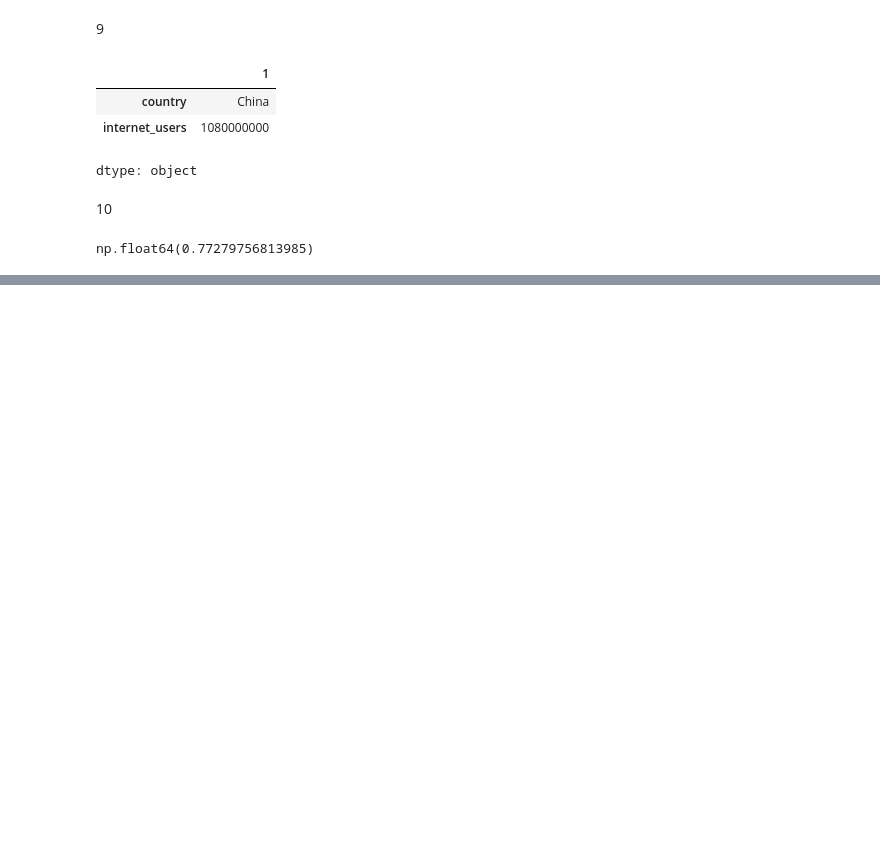
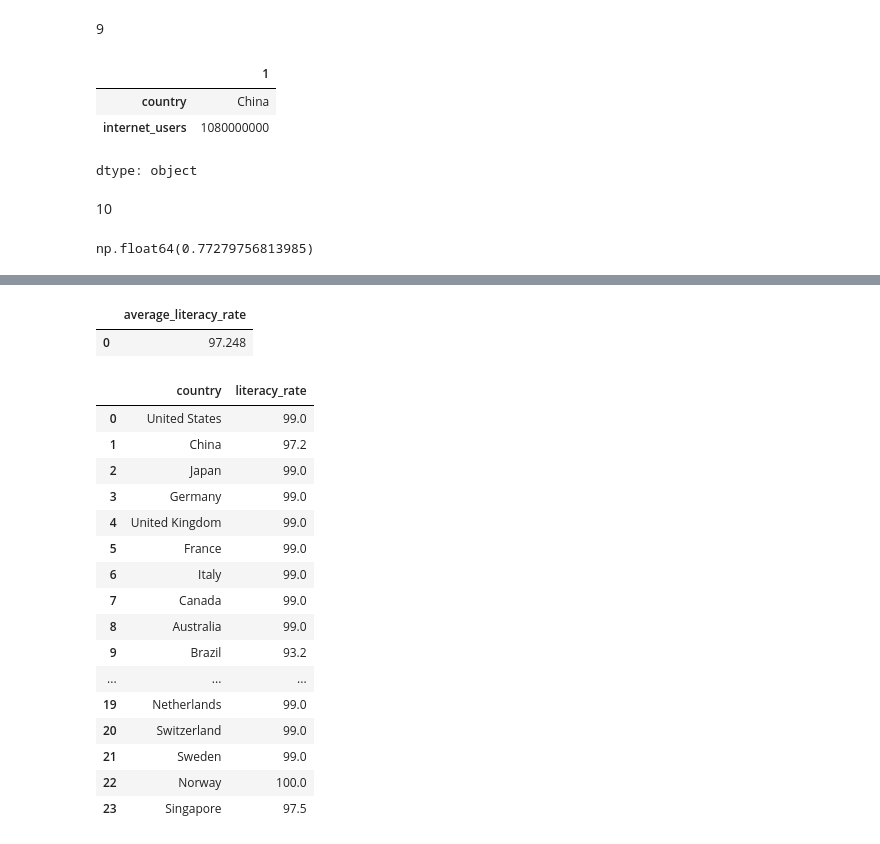
Before and after one commit to adharsh1904/CASESTUDY7, a Jupyter notebook: casestudy7.ipynb, the cells around one changed output, grey strips where cells are left out. Cells and saved outputs as stored; diff of their text form; code cells hidden in the pictures; blank space fills up the shorter version.

```diff
--- a/casestudy7.ipynb
+++ b/casestudy7.ipynb
@@ -371,0 +393,40 @@ np.float64(0.77279756813985)
+# %%
+#12
+import pandas as pd
+
+query = """
+SELECT AVG(literacy_rate) AS average_literacy_rate
+FROM country_statistics;
+"""
+pd.read_sql(query, conn)
+# %% [output]
+|  | average_literacy_rate |
+| 0 | 97.248 |
+# %%
+#13
+import pandas as pd
+
+query = """
+SELECT country, literacy_rate
+FROM country_statistics
+WHERE literacy_rate > 90;
+"""
+pd.read_sql(query, conn)
+# %% [output]
+|  | country | literacy_rate |
+| 0 | United States | 99.0 |
+| 1 | China | 97.2 |
+| 2 | Japan | 99.0 |
+| 3 | Germany | 99.0 |
+| 4 | United Kingdom | 99.0 |
+| 5 | France | 99.0 |
+| 6 | Italy | 99.0 |
+| 7 | Canada | 99.0 |
+| 8 | Australia | 99.0 |
+| 9 | Brazil | 93.2 |
+| ... | ... | ... |
+| 19 | Netherlands | 99.0 |
+| 20 | Switzerland | 99.0 |
+| 21 | Sweden | 99.0 |
+| 22 | Norway | 100.0 |
+| 23 | Singapore | 97.5 |
```
Also changed, not shown: parts of 7 cells of this notebook.
